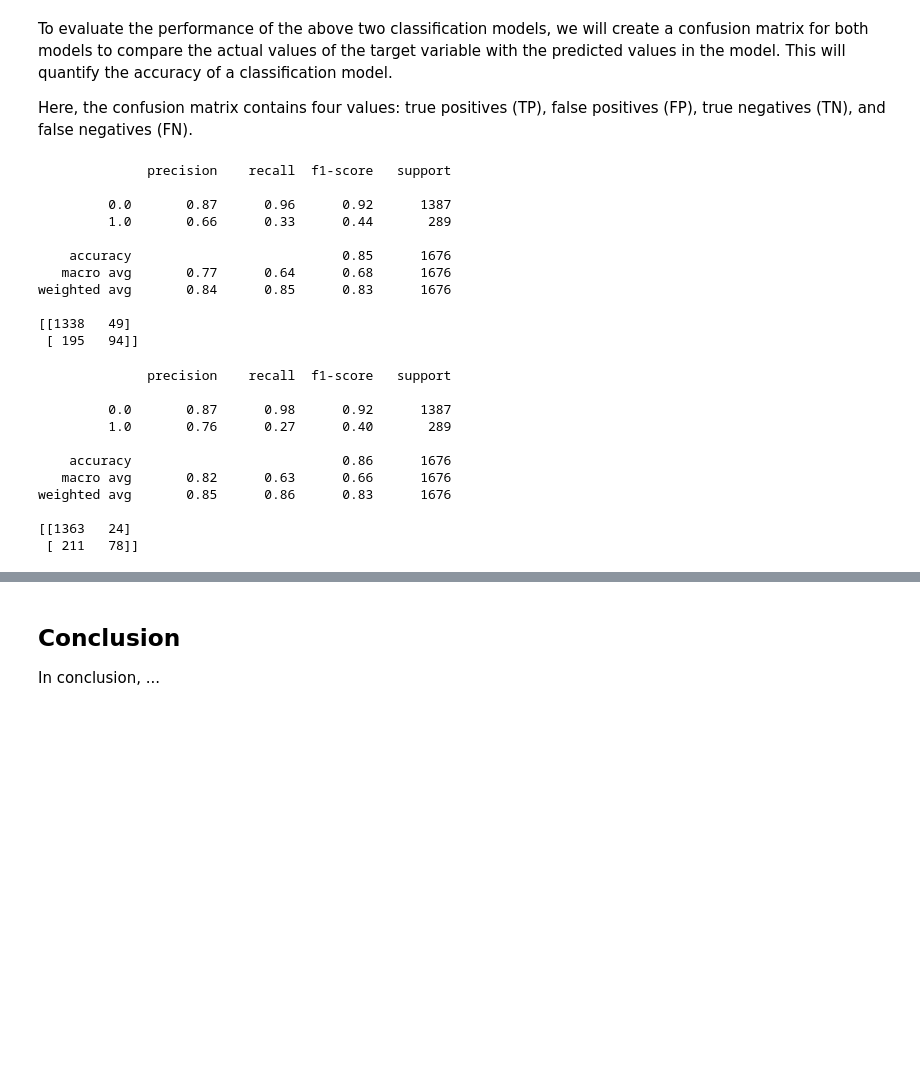
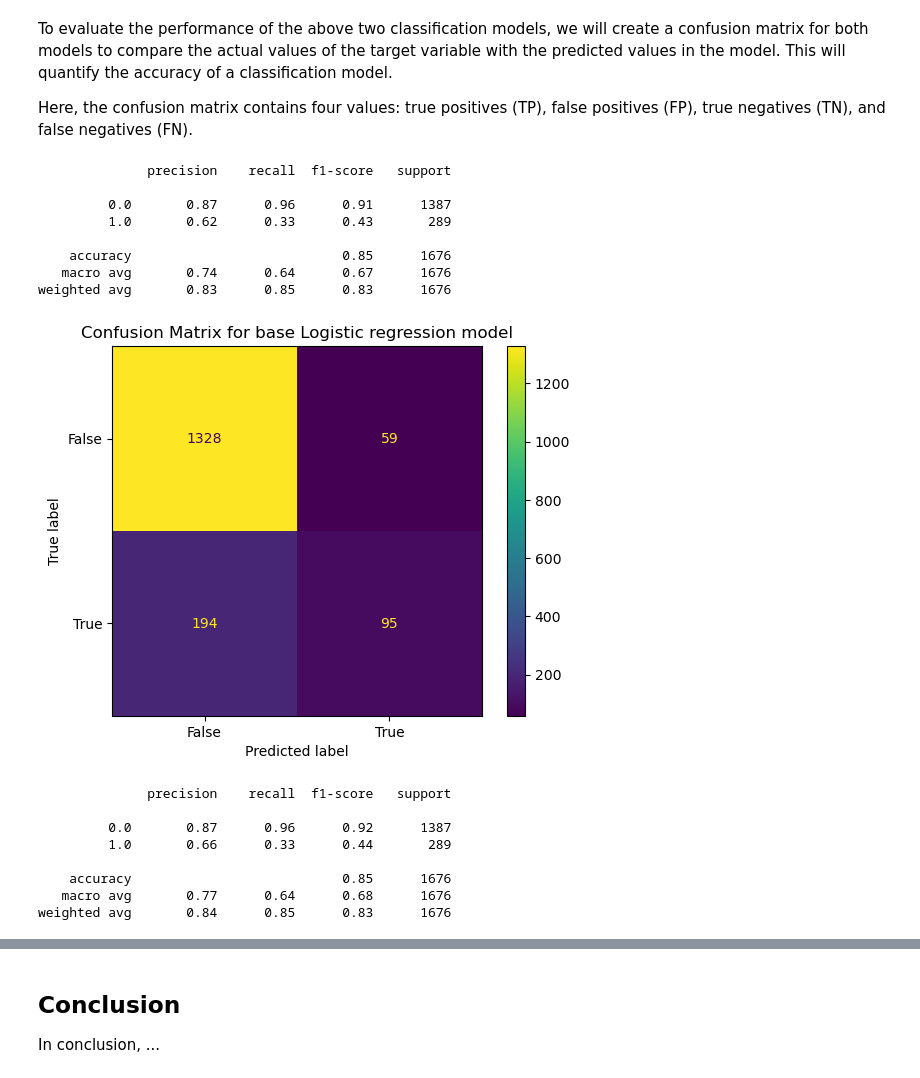
Before and after one commit to luukkass/project01, a Jupyter notebook: project01.ipynb, the cells around one changed output, grey strips where cells are left out. Cells and saved outputs as stored; diff of their text form; code cells hidden in the pictures; blank space fills up the shorter version.

Commit message:
confusion matrices

```diff
--- a/project01.ipynb
+++ b/project01.ipynb
@@ -201,7 +201,7 @@ logreg = LogisticRegression()
 logreg.fit(X_train, y_train)
 
 # Predict on the test data
-y_pred = logreg.predict(X_test)
+log_pred = logreg.predict(X_test)
 
 # Evaluate accuracy of the model
 logreg.score(X_test, y_test)
@@ -226,7 +226,7 @@ logreg_cv = GridSearchCV(logreg, param_grid, cv=5)
 
 # Performs the actual grid search inplace
 logreg_cv.fit(X_train, y_train)
-log_pred = logreg_cv.predict(X_test)
+log_cv_pred = logreg_cv.predict(X_test)
 
 # Returns the hyperparameter that performs the best
 print(logreg_cv.best_params_)
@@ -365,32 +378,34 @@ from sklearn.metrics import confusion_matrix
-# %%
-# Confusion Matrix for Logistic Regression
-print(classification_report(y_test, log_pred))
-print(confusion_matrix(y_test, log_pred))
-# %% [output]
-              precision    recall  f1-score   support
-
-         0.0       0.87      0.96      0.92      1387
-         1.0       0.66      0.33      0.44       289
-
-    accuracy                           0.85      1676
-   macro avg       0.77      0.64      0.68      1676
-weighted avg       0.84      0.85      0.83      1676
-
-[[1338   49]
- [ 195   94]]
-# %%
-# Confusion Matrix for Random Forest
-print(classification_report(y_test, forest_pred))
-print(confusion_matrix(y_test, forest_pred))
-# %% [output]
-              precision    recall  f1-score   support
-
-         0.0       0.87      0.98      0.92      1387
-         1.0       0.76      0.27      0.40       289
-
-    accuracy                           0.86      1676
-   macro avg       0.82      0.63      0.66      1676
-weighted avg       0.85      0.86      0.83      1676
-
-[[1363   24]
- [ 211   78]]
+# %%
+# Confusion Matrix for Logistic Regression
+print(classification_report(y_test, log_pred))
+cm_logreg = confusion_matrix(y_test, log_pred)
+cm_display = metrics.ConfusionMatrixDisplay(confusion_matrix = cm_logreg, display_labels = [False, True])
+cm_display.plot()
+plt.title("Confusion Matrix for base Logistic regression model")
+plt.show()
+
+#Confusion matrix for Logistic Regression after metaparameter tuning
+print(classification_report(y_test, log_cv_pred))
+cm_logreg_cv = confusion_matrix(y_test, log_cv_pred)
+cm_display = metrics.ConfusionMatrixDisplay(confusion_matrix = cm_logreg_cv, display_labels = [False, True])
+cm_display.plot()
+plt.title("Confusion Matrix for tuned Logistic regression model")
+plt.show()
+# %% [output]
+              precision    recall  f1-score   support
+
+         0.0       0.87      0.96      0.91      1387
+         1.0       0.62      0.33      0.43       289
+
+    accuracy                           0.85      1676
+   macro avg       0.74      0.64      0.67      1676
+weighted avg       0.83      0.85      0.83      1676
+[figure, added]
+              precision    recall  f1-score   support
+
+         0.0       0.87      0.96      0.92      1387
+         1.0       0.66      0.33      0.44       289
+
+    accuracy                           0.85      1676
+   macro avg       0.77      0.64      0.68      1676
+weighted avg       0.84      0.85      0.83      1676
```
Also changed, not shown: parts of 11 cells of this notebook.
